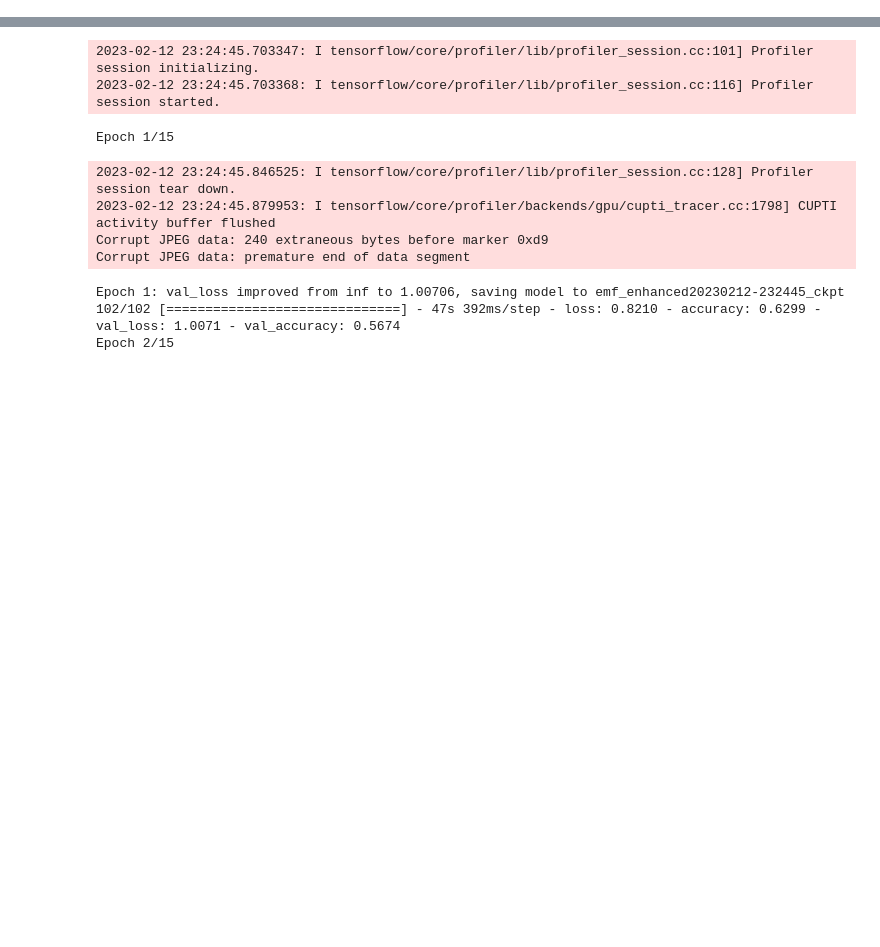
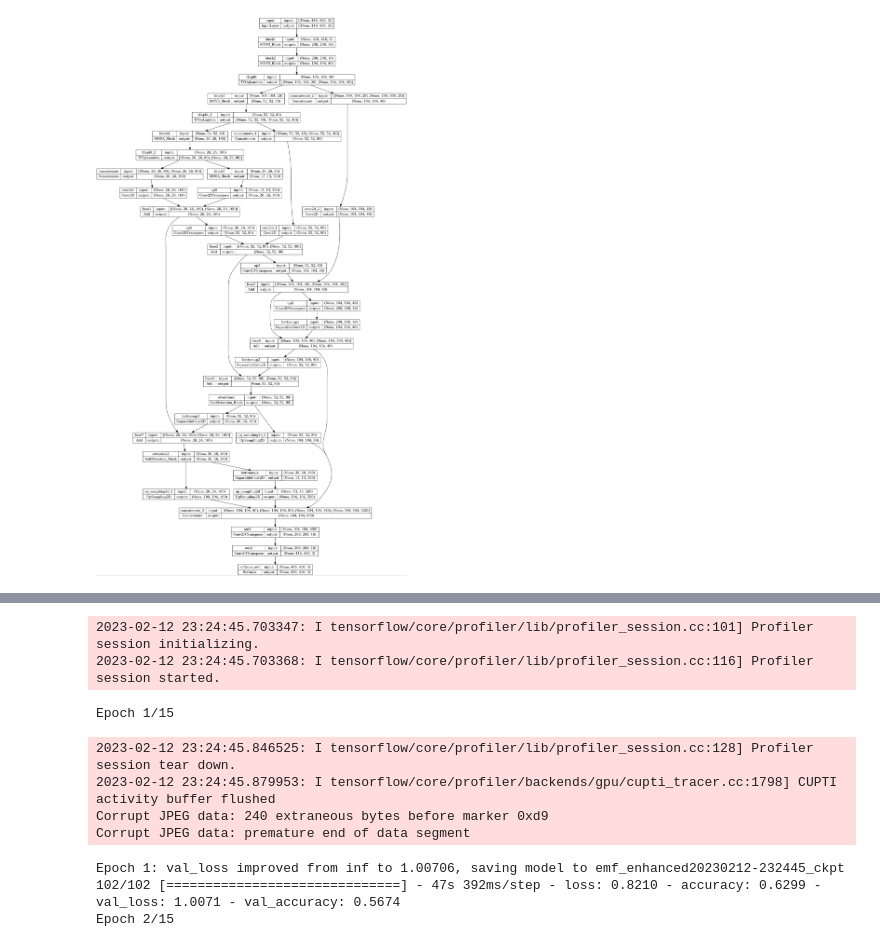
Before and after one commit to yuyenchu/cityscapes, a Jupyter notebook: Untitled.ipynb, the cells around one changed output, grey strips where cells are left out. Saved outputs shown, nothing was run; the diff lists cells and outputs as text; code cells hidden in the pictures; blank space fills up the shorter version.

Commit message:
add self attention & auxiliary loss

```diff
--- a/Untitled.ipynb
+++ b/Untitled.ipynb
@@ -114,51 +118,47 @@ class MNV3_Block(tf.keras.layers.Layer):
         x = self.out(x)
         return x
 
-def get_enhanced_efm(CLASS_NUIM = 3):
-    # down sample
-    input = tf.keras.Input((416,416,3),name='input')
-    x1 = MNV3_Block(3,16,2,hswish,name='block1')(input)
-    x2 = MNV3_Block(5,40,2,name='block2')(x1)
-    x2, x2p = tf.split(x2,num_or_size_splits=2, axis=-1)
-    x3 = MNV3_Block(3,80,2,hswish,name='block3')(x2)
-    x3, x3p = tf.split(x3,num_or_size_splits=2, axis=-1)
-    x4 = MNV3_Block(3,160,2,hswish,name='block4')(x3)
-    x4, x4p = tf.split(x4,num_or_size_splits=2, axis=-1)
-    x5 = MNV3_Block(3,320,2,hswish,name='block5')(x4)
-    # up sample
-    p5 = layers.Conv2DTranspose(160,3,2,padding='same',name='up5')(x5)
-    x4 = layers.Concatenate()([x4,x4p])
-    p5 = layers.Add(name='fuse1')([p5, layers.Conv2D(160, 1, padding='same', activation='relu6')(x4)])
+class SelfAttention_Block(tf.keras.layers.Layer):
+    # Self attention layer for n_channels
+    def __init__(self, reduction_factor, name=None):
+        super(SelfAttention_Block, self).__init__(name=name)
+        self.reduction_factor = reduction_factor
 
-    p4 = layers.Conv2DTranspose(80,3,2,padding='same',name='up4')(p5)
-    x3 = layers.Concatenate()([x3,x3p])
-    p4 = layers.Add(name='fuse2')([p4, layers.Conv2D(80, 1, padding='same', activation='relu6')(x3)])
+    def get_config(self):
+        config = super().get_config()
+        config.update({
+            'reduction_factor': self.reduction_factor
+        })
+        return config
 
-    p3 = layers.Conv2DTranspose(40,3,2,padding='same',name='up3')(p4)
-    x2 = layers.Concatenate()([x2,x2p])
-    p3 = layers.Add(name='fuse3')([p3, layers.Conv2D(40, 1, padding='same', activation='relu6')(x2)])
+    # input shape requires channel last
+    def build(self, input_shape):
+        tf.print("build")
+        tf.print(input_shape)
+        n = input_shape[-1]
+        r = self.reduction_factor
+        self.query = layers.Conv2D(n//r, 1, padding='same', use_bias=False)
+        self.key = layers.Conv2D(n//r, 1, padding='same', use_bias=False)
+        self.value = layers.Conv2D(n, 1, padding='same', use_bias=False)
+        self.reshape1 = tf.keras.layers.Reshape((-1, n//r))
+        self.reshape2 = tf.keras.layers.Reshape((-1, n))
+        self.gamma = tf.Variable(0, trainable=True, dtype=tf.float32)
+        self.softmax = layers.Softmax(axis=1)
 
-    p2 = layers.Conv2DTranspose(16,3,2,padding='same',name='up2')(p3)
-    # p2 = layers.Add(name='fuse4')([p2, layers.Conv2D(16, 1, padding='same', activation='relu6')(x1)])
-    # bottom-up augmentation
-    n2 = layers.SeparableConv2D(40,3,2,padding='same',name='bottomup1')(p2)
-    n2 = layers.Add(name='fuse5')([n2, p3])
+    def call(self, x):
+        # tf.print("call")
+        # tf.print(size)
+        f, g, h = self.query(x), self.key(x), self.value(x)
+        f, g, h = self.reshape1(f), self.reshape1(g), self.reshape2(h)
+        # tf.print(tf.shape(f))
+        # tf.print(tf.shape(g))
+        # tf.print(tf.shape(h))
+        beta = self.softmax(tf.matmul(f, tf.transpose(g, perm=[0,2,1])))
+        # tf.print(tf.shape(beta))
+        beta = tf.reshape(tf.matmul(h, beta, transpose_a=True), size)
+        return self.gamma * beta + x
 
-    n3 = layers.SeparableConv2D(80,3,2,padding='same',name='bottomup2')(n2)
-    n3 = layers.Add(name='fuse6')([n3, p4])
-
-    n4 = layers.SeparableConv2D(160,3,2,padding='same',name='bottomup3')(n3)
-    n4 = layers.Add(name='fuse7')([n4, p5])
-
-    n5 = layers.SeparableConv2D(320,3,2,padding='same',name='bottomup4')(n4)
-
-    n5 = layers.UpSampling2D(8)(n5)
-    n4 = layers.UpSampling2D(4)(n4)
-    n3 = layers.UpSampling2D(2)(n3)
-
-    out = layers.Concatenate()([n2,n3,n4,n5])
-    out = layers.Conv2DTranspose(16,3,2,padding='same',name='out1')(out)
-    out = layers.Conv2DTranspose(CLASS_NUIM,3,2,padding='same',name='out2')(out)
-    out = tf.keras.layers.Softmax(name='softmax_out')(out)
-
-    return Model(inputs=[input], outputs=[out])
+test_model = get_enhanced_efm_attention()
+test_model(np.zeros((1,416,416,3)))
+tf.keras.utils.plot_model(test_model, to_file='test_model.jpg', show_shapes=True)
+# %% [output]
@@ -164,0 +179 @@ def get_enhanced_efm(CLASS_NUIM = 3):
+[figure, added]
```
Also changed, not shown: parts of 4 cells of this notebook, 3 other files.
